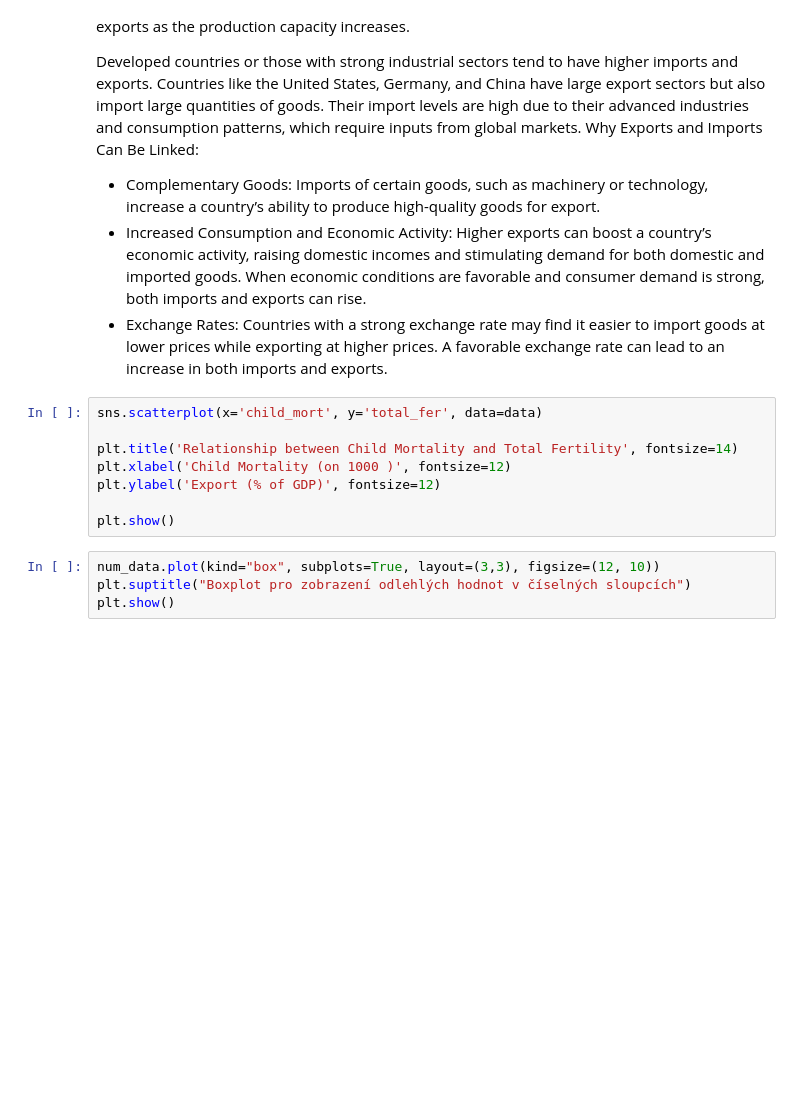
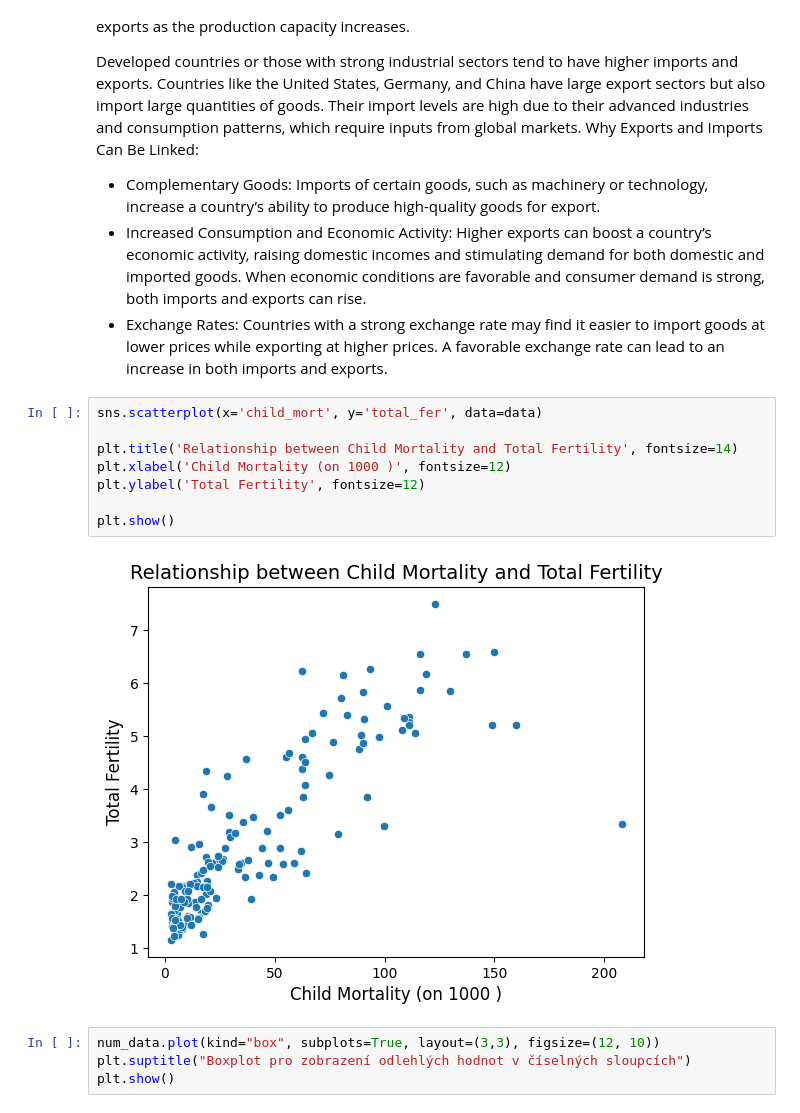
Before and after one commit to ArcanisX7/projekt_03, a Jupyter notebook: projekt.ipynb, the cells around one changed output. Drawn from its saved outputs; the diff is of its cells as text; blank space fills up the shorter version.

```diff
--- a/projekt.ipynb
+++ b/projekt.ipynb
@@ -154,11 +163,13 @@ Why Exports and Imports Can Be Linked:
 # %%
 sns.scatterplot(x='child_mort', y='total_fer', data=data)
 
 plt.title('Relationship between Child Mortality and Total Fertility', fontsize=14)
 plt.xlabel('Child Mortality (on 1000 )', fontsize=12)
-plt.ylabel('Export (% of GDP)', fontsize=12)
+plt.ylabel('Total Fertility', fontsize=12)
 
 plt.show()
+# %% [output]
+[figure, added]
 # %%
 num_data.plot(kind="box", subplots=True, layout=(3,3), figsize=(12, 10))
 plt.suptitle("Boxplot pro zobrazení odlehlých hodnot v číselných sloupcích")
```
Also changed, not shown: parts of 27 cells of this notebook.
